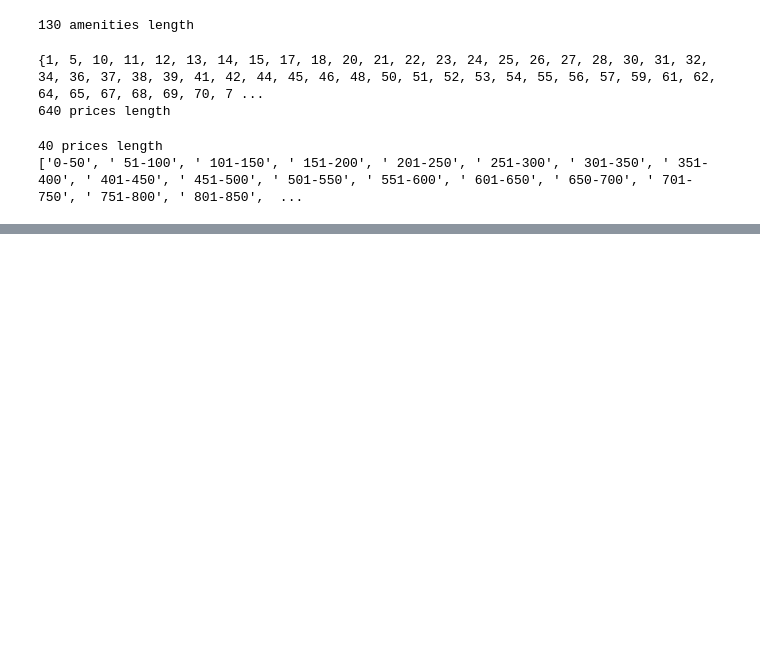
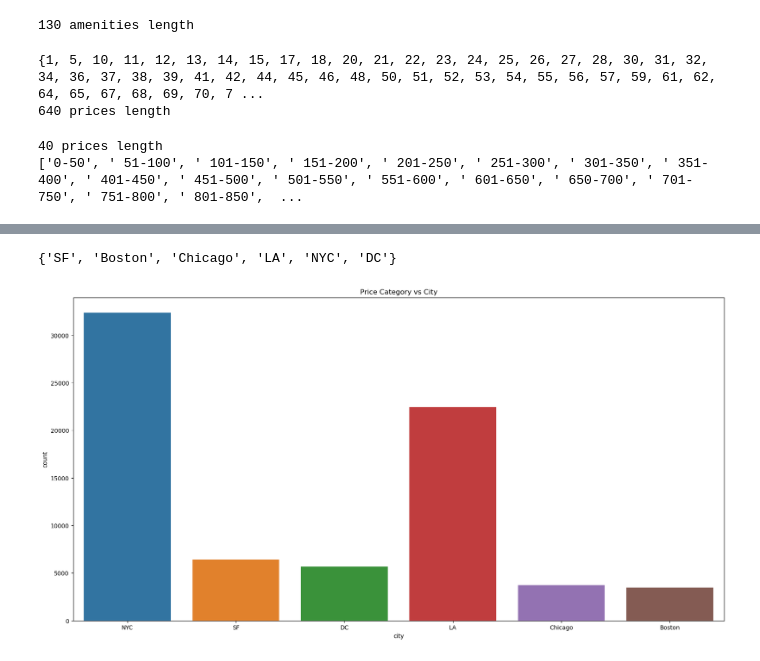
Before and after one commit to oamin12/Big-Data-Analysis-Project, a Jupyter notebook: Analysis.ipynb, the cells around one changed output, grey strips where cells are left out. Cells and saved outputs as stored; diff of their text form; code cells hidden in the pictures; blank space fills up the shorter version.

```diff
--- a/Analysis.ipynb
+++ b/Analysis.ipynb
@@ -167,8 +167,8 @@ IndexError: list index out of range
 #add a new column to the data set called price_category
 #the price category will be the category of the price of the listing
 
-df['price_category'] = df['price'].apply(lambda x: [i for i in range(len(prices)) if prices[i][0] <= x <= prices[i][1]])
+df['price_category'] = df['price'].apply(lambda x: [i for i in range(len(prices)) if prices[i][0] <= int(x) <= prices[i][1]])
 
-
+#display the first 5 rows of the data set
 print(df['price_category'])
 # %% [output]
@@ -175,0 +187,20 @@ KeyboardInterrupt:
+# %%
+# see the trend between the price category and the city
+#use a frozen list to store the price categories in the data, as they are unhashable
+
+unique_city = set()
+for index, row in df.iterrows():
+    unique_city.add(row['city'])
+
+print(unique_city)
+
+price_categories = FrozenList(df['price_category'])
+price_categories = price_categories.freeze()
+#plot the price category against the city
+plt.figure(figsize=(20,10))
+sns.countplot(x='city', hue=price_categories, data=df)
+plt.title('Price Category vs City')
+plt.show()
+# %% [output]
+{'SF', 'Boston', 'Chicago', 'LA', 'NYC', 'DC'}
+[figure, added]
```
Also changed, not shown: parts of 4 cells of this notebook.
